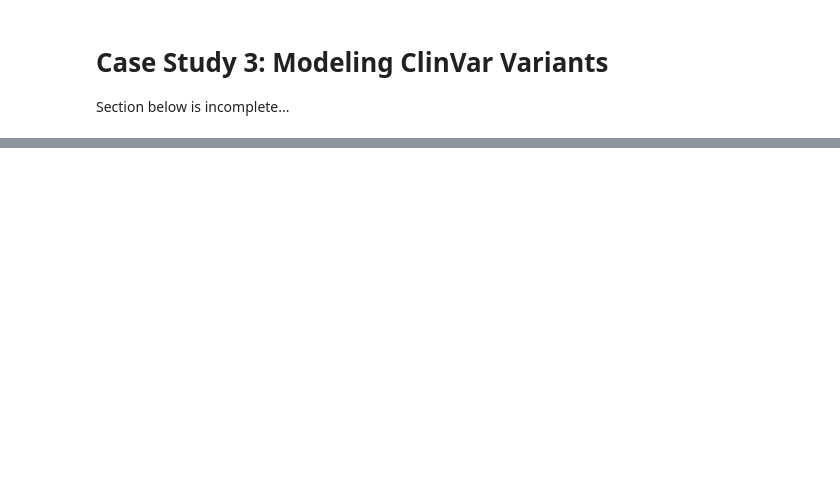
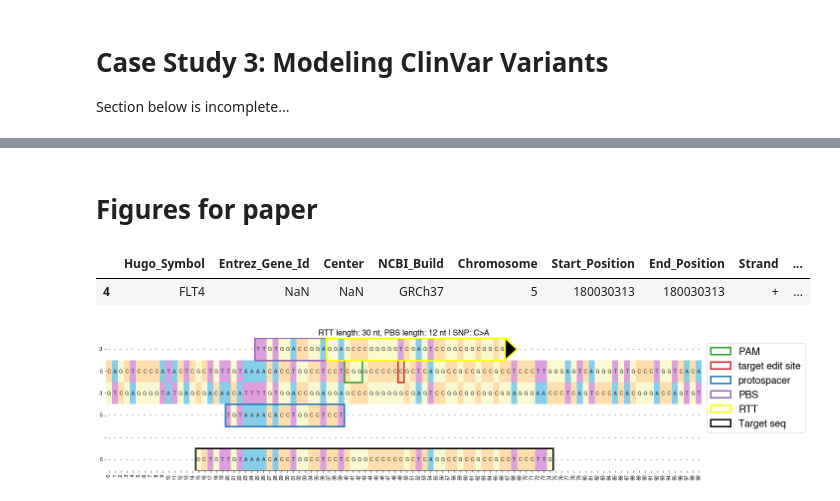
Before and after one commit to samgould2/PEGG, a Jupyter notebook: examples/PEGG_example.ipynb, the cells around one changed output, grey strips where cells are left out. Saved outputs shown, nothing was run; the diff lists cells and outputs as text; code cells hidden in the pictures; blank space fills up the shorter version.

```diff
--- a/examples/PEGG_example.ipynb
+++ b/examples/PEGG_example.ipynb
@@ -461,3 +579,29 @@ spdi
 # %%
 filepath='/Users/samgould/Desktop/cellline_ccle_broad/data_mutations.txt'
 ccle = pd.read_csv(filepath, sep='\t')
+# %% [markdown]
+# Figures for paper
+# %%
+mutant_input.iloc[[4
+                  ]]
+# %% [output]
+|  | Hugo_Symbol | Entrez_Gene_Id | Center | NCBI_Build | Chromosome | Start_Position | End_Position | Strand | ... |
+| 4 | FLT4 | NaN | NaN | GRCh37 | 5 | 180030313 | 180030313 | + | ... |
+# %%
+#select list of mutations to model
+mut_idx_list = [4]
+PAM = 'NGG'
+
+RTT_lengths = [10, 15, 20, 25, 30]
+PBS_lengths = [5,7, 10, 12]
+
+guides_per_mut=200
+
+ranked_filtered = pegg.run(mutant_input, mut_idx_list, records, index_list, minus_seqs, chrom_dict, PAM, RTT_lengths, PBS_lengths, guides_per_mut)
+
+
+#visualizing top ranked guide
+pegRNA_df_loc=0 #choosing which guide to display from the above dataframe
+h = pegg.pegrna_display(ranked_filtered, pegRNA_df_loc, records, index_list)
+# %% [output]
+[figure, added]
```
Also changed, not shown: parts of 33 cells of this notebook, 5 other files.
